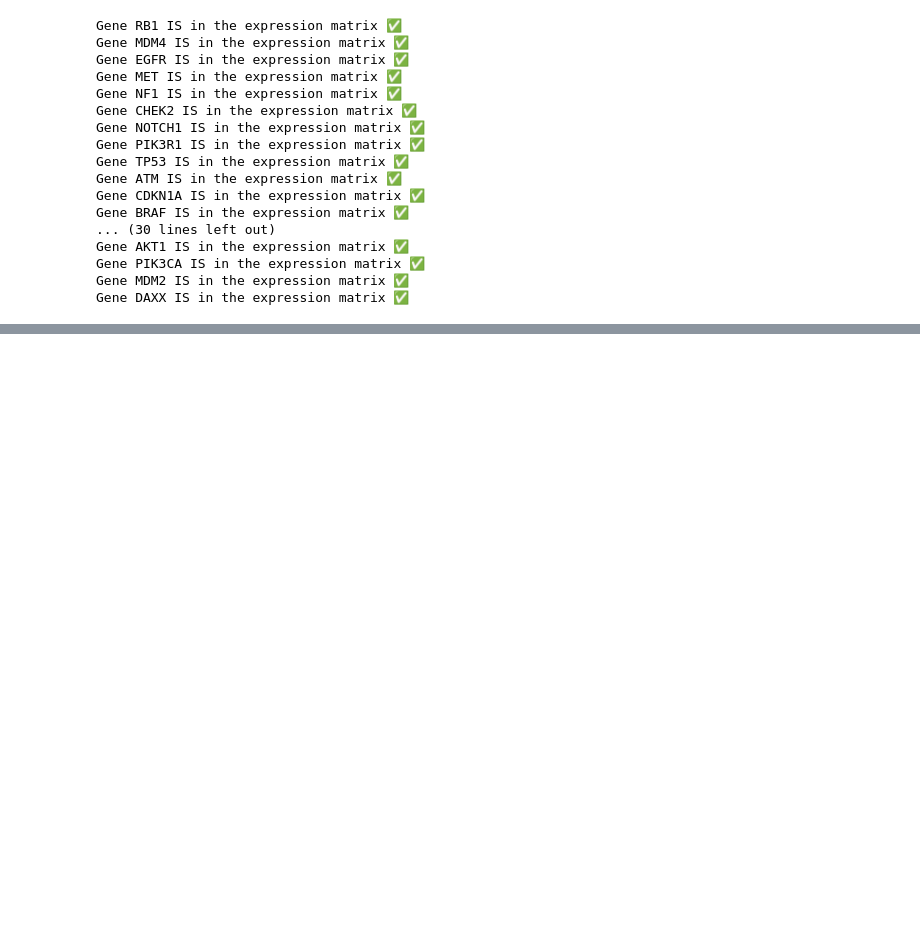
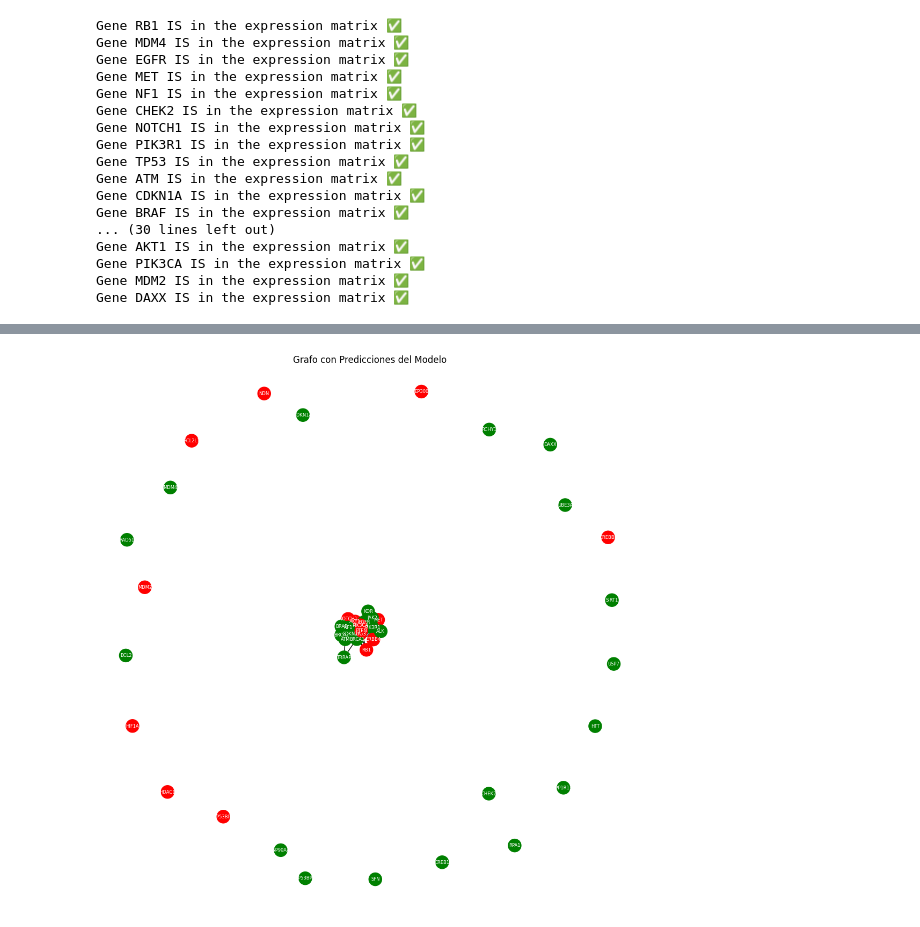
Before and after one commit to amoyag/GNN, a Jupyter notebook: GNN_tnbc_genes.ipynb, the cells around one changed output, grey strips where cells are left out. Cells and saved outputs as stored; diff of their text form; code cells hidden in the pictures; blank space fills up the shorter version.

```diff
--- a/GNN_tnbc_genes.ipynb
+++ b/GNN_tnbc_genes.ipynb
@@ -436,0 +515,11 @@ Predicted classes: tensor([0, 0, 1, 1, 0, 2, 1, 2, 1, 1, 1, 1, 2, 0, 1, 1, 2, 1,
+# %%
+# Obtener predicciones del modelo
+model.eval()
+with torch.no_grad():
+    out = model(data.x, data.edge_index)
+    predictions = out.argmax(dim=1)
+
+# Visualizar predicciones
+visualize_pyg_data(data, title="Grafo con Predicciones del Modelo", predictions=predictions, index_to_gene=mapping)
+# %% [output]
+[figure, added]
```
Also changed, not shown: parts of 10 cells of this notebook.
